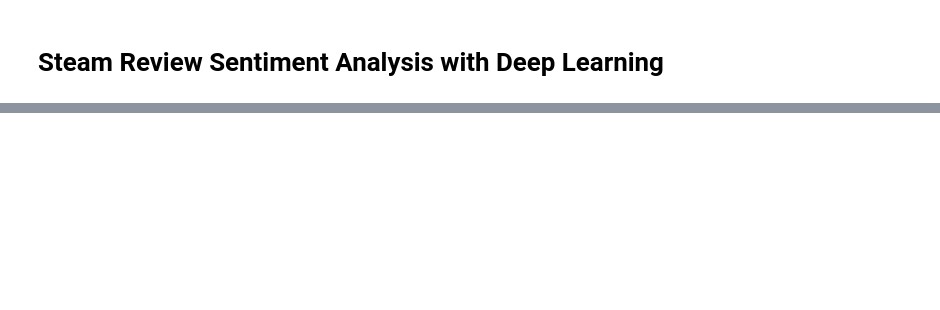
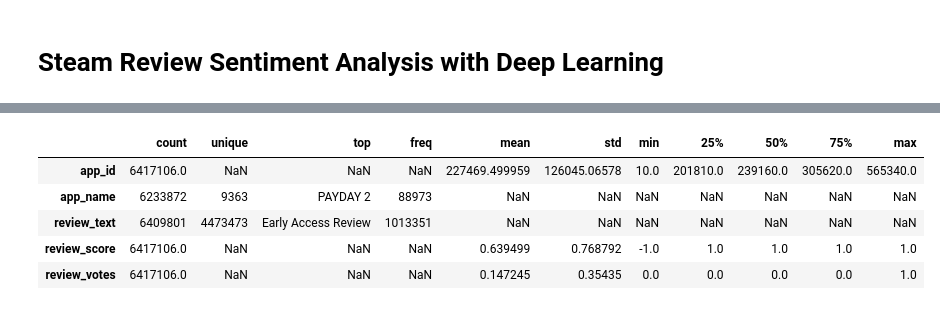
Before and after one commit to sxmimhd/AI-Projects, a Jupyter notebook: 13-nlp-sentiment-analysis/notebooks/nlp.ipynb, the cells around one changed output, grey strips where cells are left out. Drawn from its saved outputs; the diff is of its cells as text; code cells hidden in the pictures; blank space fills up the shorter version.

```diff
--- a/13-nlp-sentiment-analysis/notebooks/nlp.ipynb
+++ b/13-nlp-sentiment-analysis/notebooks/nlp.ipynb
@@ -74,0 +86,8 @@ if torch.cuda.is_available():
+# %%
+DATA_PATH = "../data/dataset.csv"
+
+df = pd.read_csv(DATA_PATH)
+
+print(f"Dataset Shape : {df.shape}")
+
+df.head()
@@ -74,0 +117,9 @@ if torch.cuda.is_available():
+# %%
+df.describe(include="all").T
+# %% [output]
+|  | count | unique | top | freq | mean | std | min | 25% | 50% | 75% | max |
+| app_id | 6417106.0 | NaN | NaN | NaN | 227469.499959 | 126045.06578 | 10.0 | 201810.0 | 239160.0 | 305620.0 | 565340.0 |
+| app_name | 6233872 | 9363 | PAYDAY 2 | 88973 | NaN | NaN | NaN | NaN | NaN | NaN | NaN |
+| review_text | 6409801 | 4473473 | Early Access Review | 1013351 | NaN | NaN | NaN | NaN | NaN | NaN | NaN |
+| review_score | 6417106.0 | NaN | NaN | NaN | 0.639499 | 0.768792 | -1.0 | 1.0 | 1.0 | 1.0 | 1.0 |
+| review_votes | 6417106.0 | NaN | NaN | NaN | 0.147245 | 0.35435 | 0.0 | 0.0 | 0.0 | 0.0 | 1.0 |
```
Also changed, not shown: parts of 107 cells of this notebook, 29 other files.
